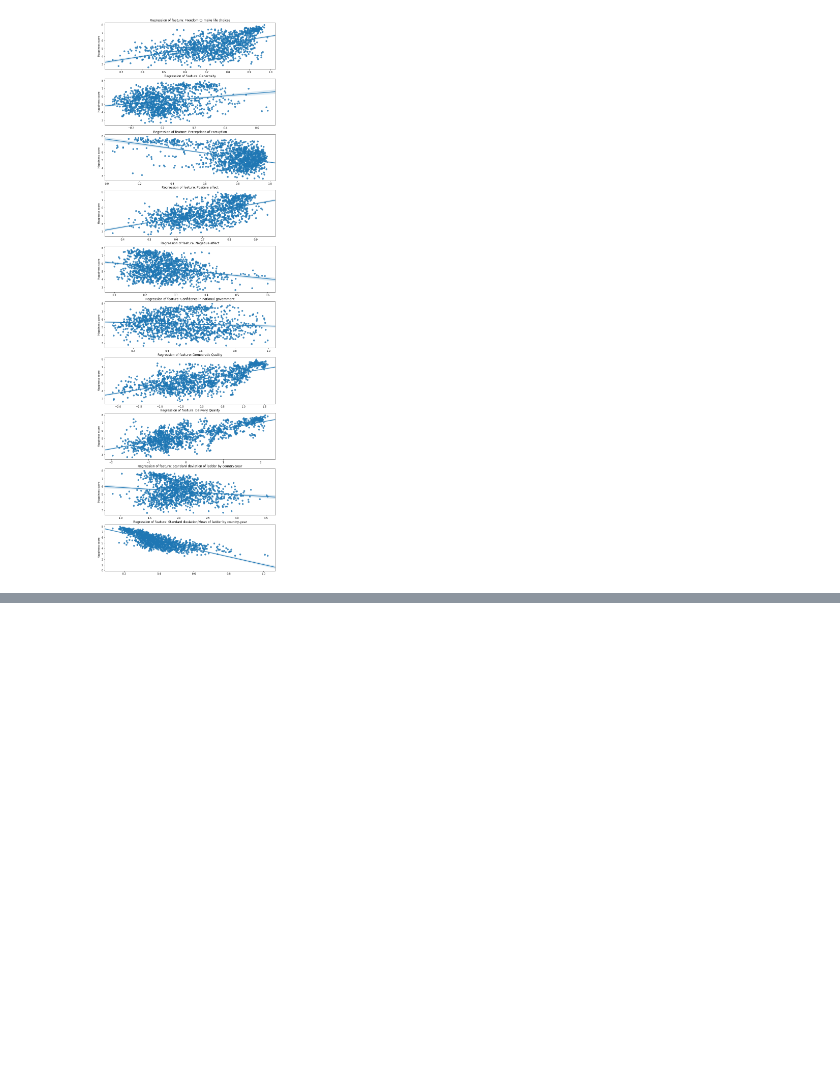
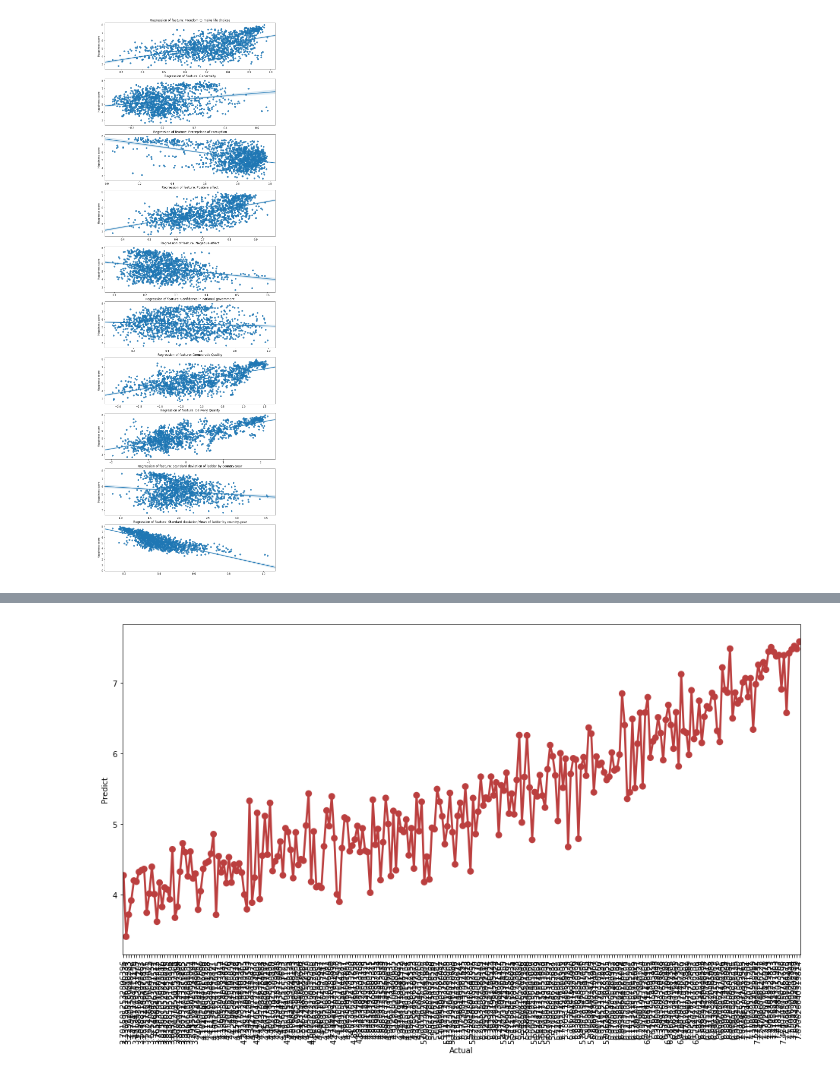
Before and after one commit to hackan98/DMML2019_Team_Nestle, a Jupyter notebook: code/Data_mining,_Project_group_Nestle.ipynb, the cells around one changed output, grey strips where cells are left out. Cells and saved outputs as stored; diff of their text form; code cells hidden in the pictures; blank space fills up the shorter version.

```diff
--- a/code/Data_mining,_Project_group_Nestle.ipynb
+++ b/code/Data_mining,_Project_group_Nestle.ipynb
@@ -1130,0 +1209,5 @@ plt.show()
+# %%
+from sklearn.ensemble import RandomForestRegressor
+rf = RandomForestRegressor()
+rf.fit(X_train,y_train)
+y_pred = rf.predict(X_test)
@@ -1130,0 +1216,7 @@ plt.show()
+# %%
+result_rf = pd.DataFrame({
+    'Actual':y_test,
+    'Predict':y_pred
+})
+result_rf['Diff'] = y_test - y_pred
+result_rf.head()
@@ -1130,0 +1230,7 @@ plt.show()
+# %%
+plt.figure (figsize = (16, 8))
+sns.pointplot(x='Actual',y='Predict',data=result_rf, dodge = True, color="#bb3f3f")
+plt.xticks(rotation = 90)
+plt.show()
+# %% [output]
+[figure, added]
```
Also changed, not shown: parts of 15 cells of this notebook.
